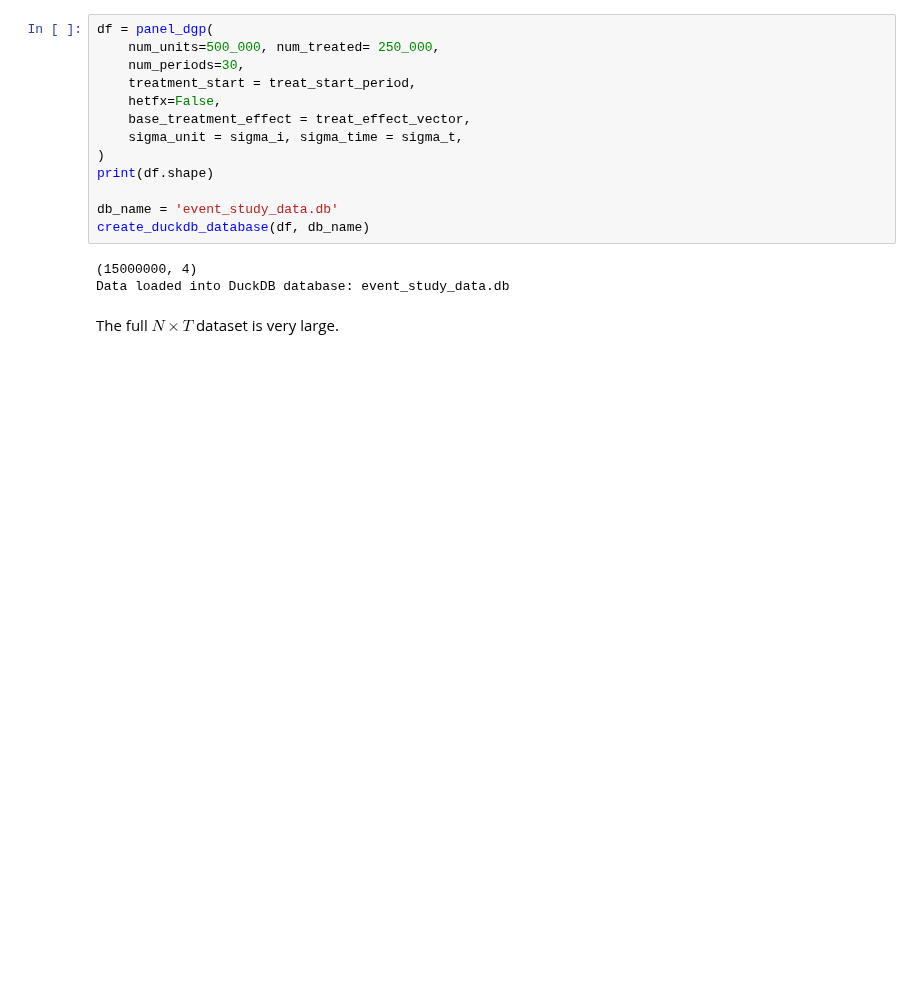
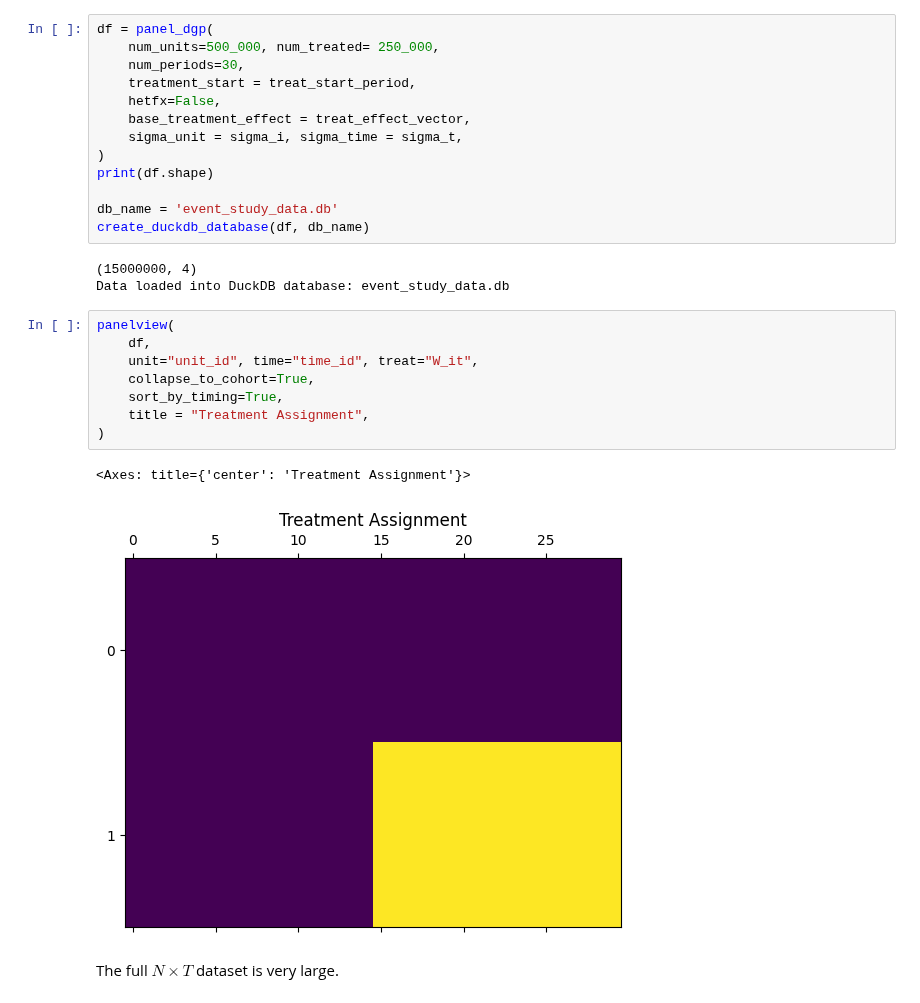
Before and after one commit to py-econometrics/duckreg, a Jupyter notebook: notebooks/event_study.ipynb, the cells around one changed output. Saved outputs shown, nothing was run; the diff lists cells and outputs as text; blank space fills up the shorter version.

```diff
--- a/notebooks/event_study.ipynb
+++ b/notebooks/event_study.ipynb
@@ -129,6 +129,17 @@ create_duckdb_database(df, db_name)
 # %% [output]
 (15000000, 4)
 Data loaded into DuckDB database: event_study_data.db
+# %%
+panelview(
+    df,
+    unit="unit_id", time="time_id", treat="W_it",
+    collapse_to_cohort=True,
+    sort_by_timing=True,
+    title = "Treatment Assignment",
+)
+# %% [output]
+<Axes: title={'center': 'Treatment Assignment'}>
+[figure, added]
 # %% [markdown]
 The full $N \times T$ dataset is very large.
 # %% [markdown]
```
Also changed, not shown: parts of 8 cells of this notebook, 1 other file.
